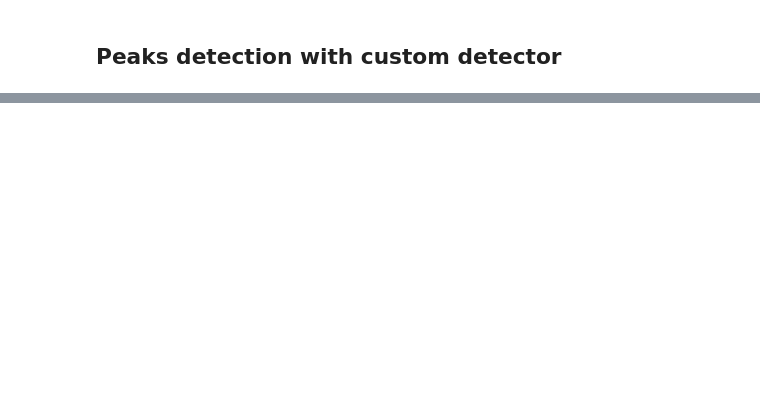
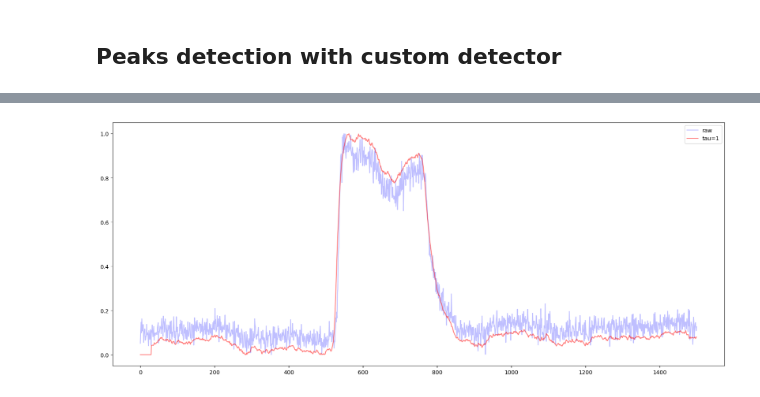
Before and after one commit to wisstock/microca, a Jupyter notebook: demo_peak_det.ipynb, the cells around one changed output, grey strips where cells are left out. Saved outputs shown, nothing was run; the diff lists cells and outputs as text; code cells hidden in the pictures; blank space fills up the shorter version.

Commit message:
conv det in progress

```diff
--- a/demo_peak_det.ipynb
+++ b/demo_peak_det.ipynb
@@ -278,0 +300,27 @@ NameError: name 'norm_profiles' is not defined
+# %%
+one_comp_profile = norm_profiles[2]
+
+prof = one_comp_profile[1]
+
+
+conv = ndimage.convolve1d(prof, y)
+conv_1 = ndimage.convolve1d(prof, y_1)
+
+# scaling 0-1
+prog = preprocessing.minmax_scale(prof)
+conv = preprocessing.minmax_scale(conv)
+
+# convolved vector shift compensation
+prof_max = np.argmax(prof[:int(prof.shape[0]/4)])
+conv_max = np.argmax(conv[:int(conv.shape[0]/4)])
+conv_shift = prof_max - conv_max
+conv = np.concatenate([np.zeros(conv_shift), conv[:-conv_shift]])
+
+plt.figure(figsize=(20, 8))
+plt.plot(prof, color='b', alpha=.25, label='raw')
+plt.plot(conv, color='r', alpha=.5, label='tau=1')
+
+plt.legend()
+plt.show()
+# %% [output]
+[figure, added]
```
Also changed, not shown: parts of 19 cells of this notebook, 1 other file.
